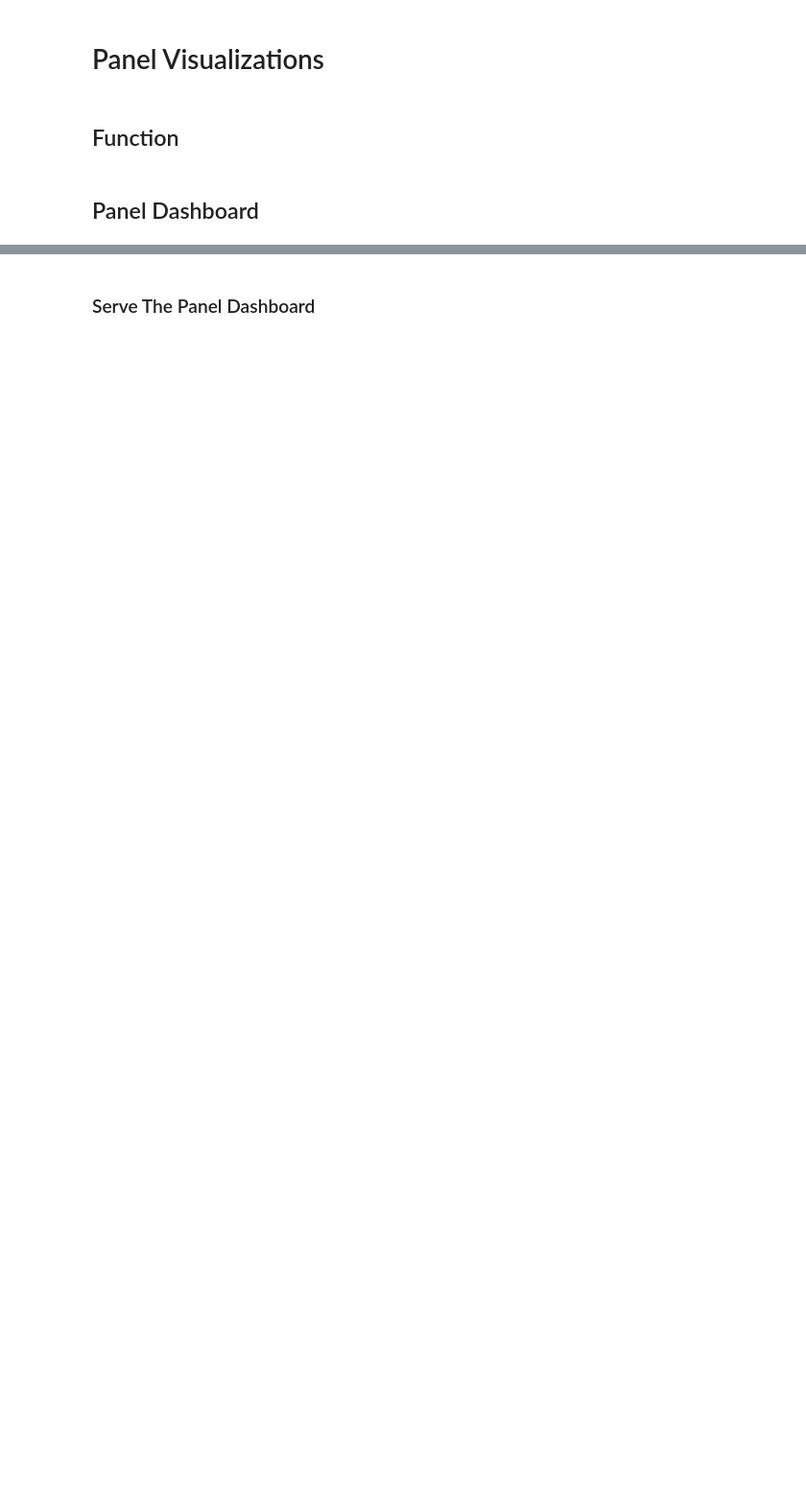
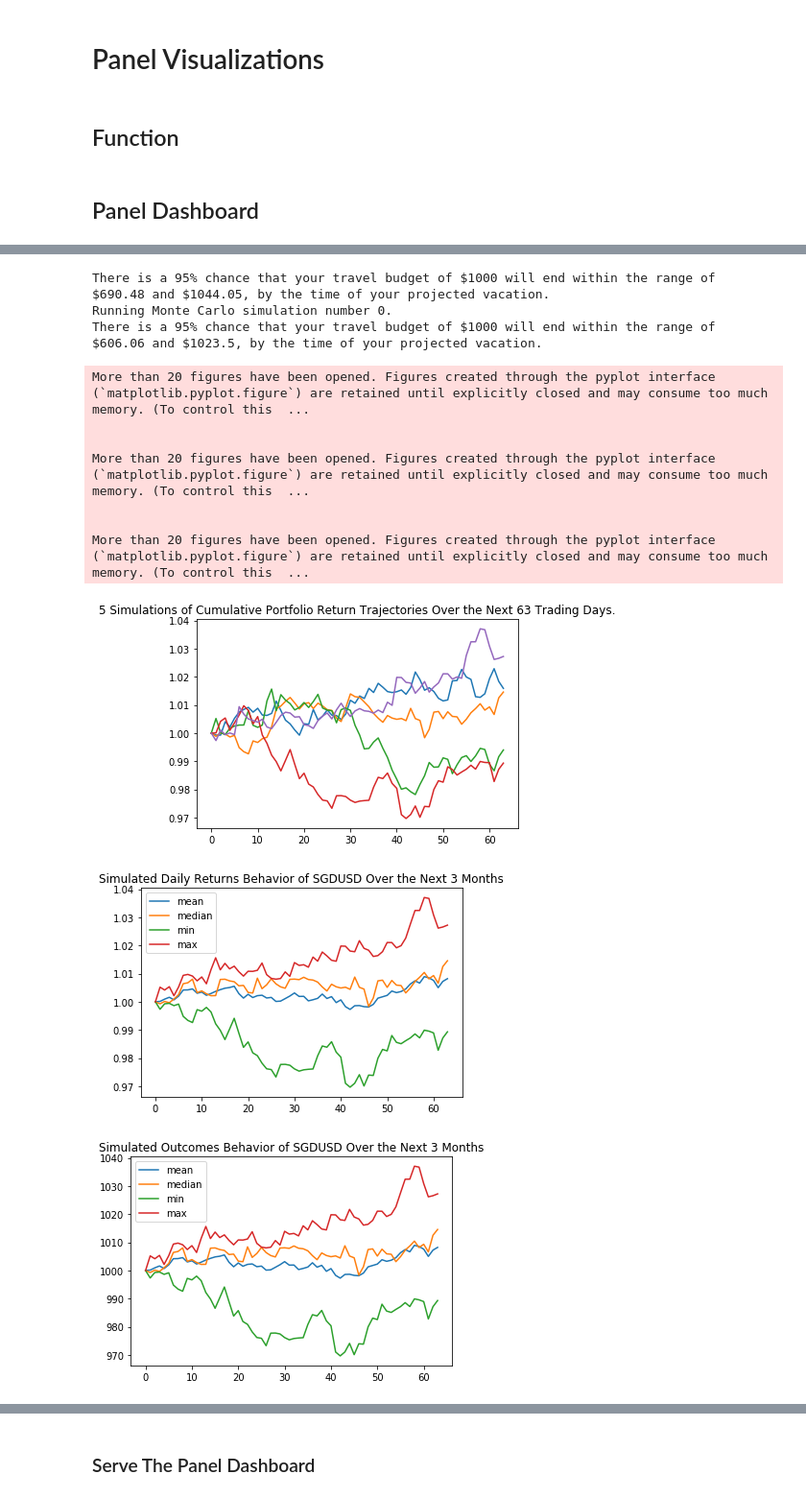
Before and after one commit to Scott-ECO/Project_1, a Jupyter notebook: Group project 1/Dashboard.ipynb, the cells around one changed output, grey strips where cells are left out. Shown at 96% size. Cells and saved outputs as stored; diff of their text form; code cells hidden in the pictures; blank space fills up the shorter version.

Commit message:
Dashboard updates
Dashboard updates

```diff
--- a/Group project 1/Dashboard.ipynb
+++ b/Group project 1/Dashboard.ipynb
@@ -62,6 +68,7 @@ print(f"Mapbox Key type: {type(map_box_api)}")
 # %% [markdown]
 ## Variables
 # %%
+sims=5
 name = "Singapore"
 country_name = CountryInfo(name).name()
 country_border= CountryInfo(name).borders()
@@ -772,8 +798,19 @@ welcome = pn.pane.Markdown(
         ''',
     width = 400)
 
+Singapore_Data = pn.Column('Singapore Analysis',singapore_currency_converter(),singapore_plot(),singapore_candle_stick_plot(),singapore_monte_carlo_3_months(),singapore_monte_carlo_6_months(),singapore_monte_carlo_12_months())
+Turkey_Data = pn.Column('Turkey Analysis',turkey_currency_converter(),turkey_plot(),turkey_candle_stick_plot(),turkey_monte_carlo_3_months(),turkey_monte_carlo_6_months(),turkey_monte_carlo_12_months())
+UK_Data = pn.Column('United Kingdom Analysis',uk_currency_converter(),uk_plot(),uk_candle_stick_plot(),uk_monte_carlo_3_months(),uk_monte_carlo_6_months(),uk_monte_carlo_12_months())
+Risk = pn.Column('Risk',joined_data_plot(),cumulative_returns_plot(),joined_data_box_plot(),joined_forex_21_day_std_plot(),heatmap(),beta_plot(),beta_plot_2(),beta_plot_3(),combined_data_sharpe_ratio_plot())
+# tabs = pn.Tabs(
+#     ('Welcome',welcome),('Singapore',Singapore_Data),('Turkey',Turkey_Data),('United Kingdom',UK_Data),('Risk',Risk)
+# )
+
 tabs = pn.Tabs(
-    ("welcome", pn.Column(world_map())))
+    ('Welcome',welcome),('Singapore',Singapore_Data),('Risk',Risk)
+)
+
+    #    ("welcome", pn.Column(world_map())))
 
 
 #     ("Singapore Dollar", pn.Column(
@@ -813,4 +850,5 @@ tabs = pn.Tabs(
 
 
 ### Currency Conversion
-dashboard = pn.Column(pn.Row(title))
+dashboard = pn.Column(pn.Row(title),tabs)
+# %% [output]
@@ -816,0 +874,13 @@ dashboard = pn.Column(pn.Row(title))
+There is a 95% chance that your travel budget of $1000 will end within the range of  $690.48 and $1044.05, by the time of your projected vacation.
+Running Monte Carlo simulation number 0.
+There is a 95% chance that your travel budget of $1000 will end within the range of  $606.06 and $1023.5, by the time of your projected vacation.
+More than 20 figures have been opened. Figures created through the pyplot interface (`matplotlib.pyplot.figure`) are retained until explicitly closed and may consume too much memory. (To control this  ...
+
+
+More than 20 figures have been opened. Figures created through the pyplot interface (`matplotlib.pyplot.figure`) are retained until explicitly closed and may consume too much memory. (To control this  ...
+
+
+More than 20 figures have been opened. Figures created through the pyplot interface (`matplotlib.pyplot.figure`) are retained until explicitly closed and may consume too much memory. (To control this  ...
+[figure, added]
+[figure, added]
+[figure, added]
```
Also changed, not shown: parts of 6 cells of this notebook, 1 other file.
